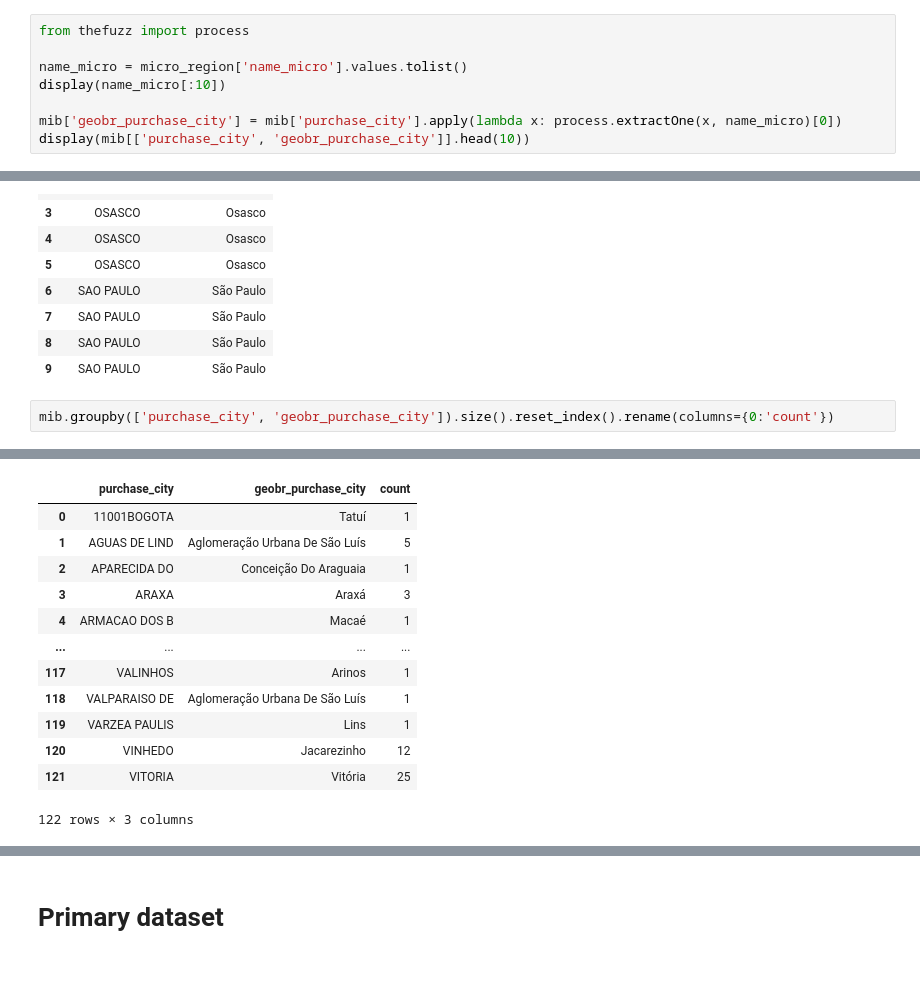
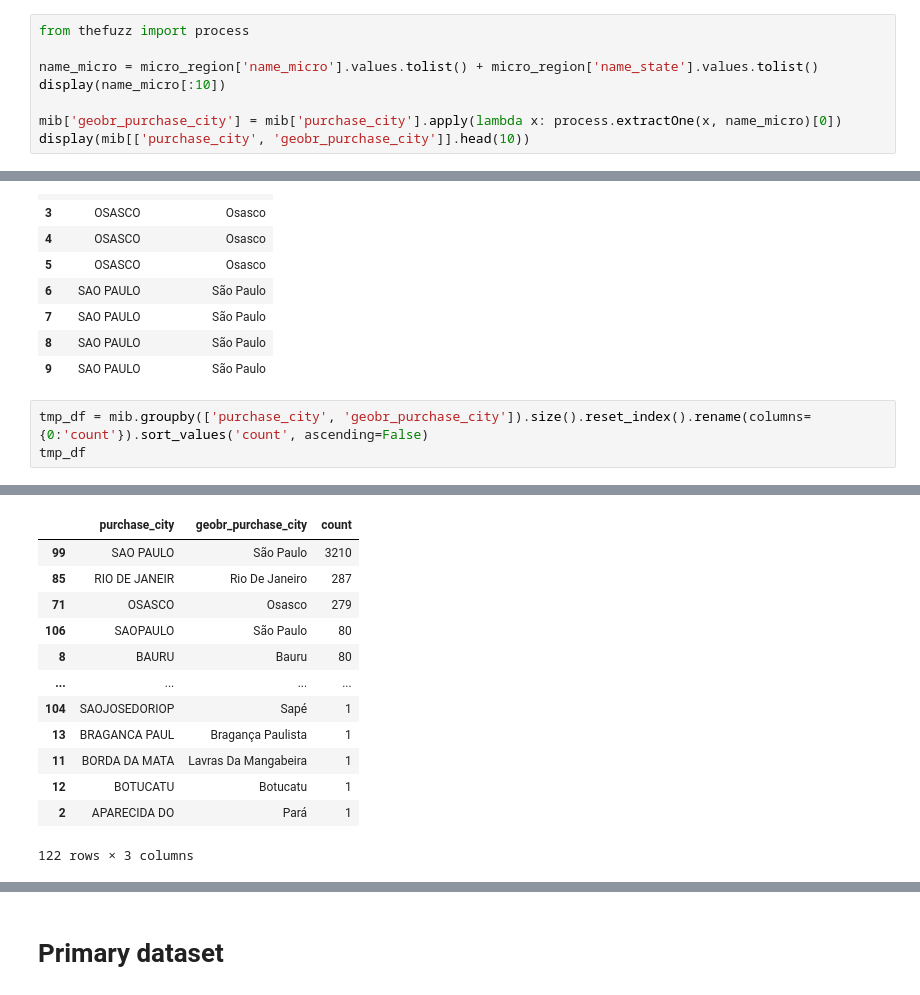
Before and after one commit to xrhd/brazilian-credit-card-spending, a Jupyter notebook: notebooks/01_Explore.ipynb, the cells around one changed output, grey strips where cells are left out. Drawn from its saved outputs; the diff is of its cells as text.

```diff
--- a/notebooks/01_Explore.ipynb
+++ b/notebooks/01_Explore.ipynb
@@ -416,7 +423,7 @@ mib.head()
 # %%
 from thefuzz import process
 
-name_micro = micro_region['name_micro'].values.tolist()
+name_micro = micro_region['name_micro'].values.tolist() + micro_region['name_state'].values.tolist()
 display(name_micro[:10])
 
 mib['geobr_purchase_city'] = mib['purchase_city'].apply(lambda x: process.extractOne(x, name_micro)[0])
@@ -448,19 +455,20 @@ display(mib[['purchase_city', 'geobr_purchase_city']].head(10))
 | 8 | SAO PAULO | São Paulo |
 | 9 | SAO PAULO | São Paulo |
 # %%
-mib.groupby(['purchase_city', 'geobr_purchase_city']).size().reset_index().rename(columns={0:'count'})
+tmp_df = mib.groupby(['purchase_city', 'geobr_purchase_city']).size().reset_index().rename(columns={0:'count'}).sort_values('count', ascending=False)
+tmp_df
 # %% [output]
 [interactive output not drawn]
 |  | purchase_city | geobr_purchase_city | count |
-| 0 | 11001BOGOTA | Tatuí | 1 |
-| 1 | AGUAS DE LIND | Aglomeração Urbana De São Luís | 5 |
-| 2 | APARECIDA DO | Conceição Do Araguaia | 1 |
-| 3 | ARAXA | Araxá | 3 |
-| 4 | ARMACAO DOS B | Macaé | 1 |
+| 99 | SAO PAULO | São Paulo | 3210 |
+| 85 | RIO DE JANEIR | Rio De Janeiro | 287 |
+| 71 | OSASCO | Osasco | 279 |
+| 106 | SAOPAULO | São Paulo | 80 |
+| 8 | BAURU | Bauru | 80 |
 | ... | ... | ... | ... |
-| 117 | VALINHOS | Arinos | 1 |
-| 118 | VALPARAISO DE | Aglomeração Urbana De São Luís | 1 |
-| 119 | VARZEA PAULIS | Lins | 1 |
-| 120 | VINHEDO | Jacarezinho | 12 |
-| 121 | VITORIA | Vitória | 25 |
+| 104 | SAOJOSEDORIOP | Sapé | 1 |
+| 13 | BRAGANCA PAUL | Bragança Paulista | 1 |
+| 11 | BORDA DA MATA | Lavras Da Mangabeira | 1 |
+| 12 | BOTUCATU | Botucatu | 1 |
+| 2 | APARECIDA DO | Pará | 1 |
 122 rows × 3 columns
```
Also changed, not shown: parts of 10 cells of this notebook, 3 other files.
